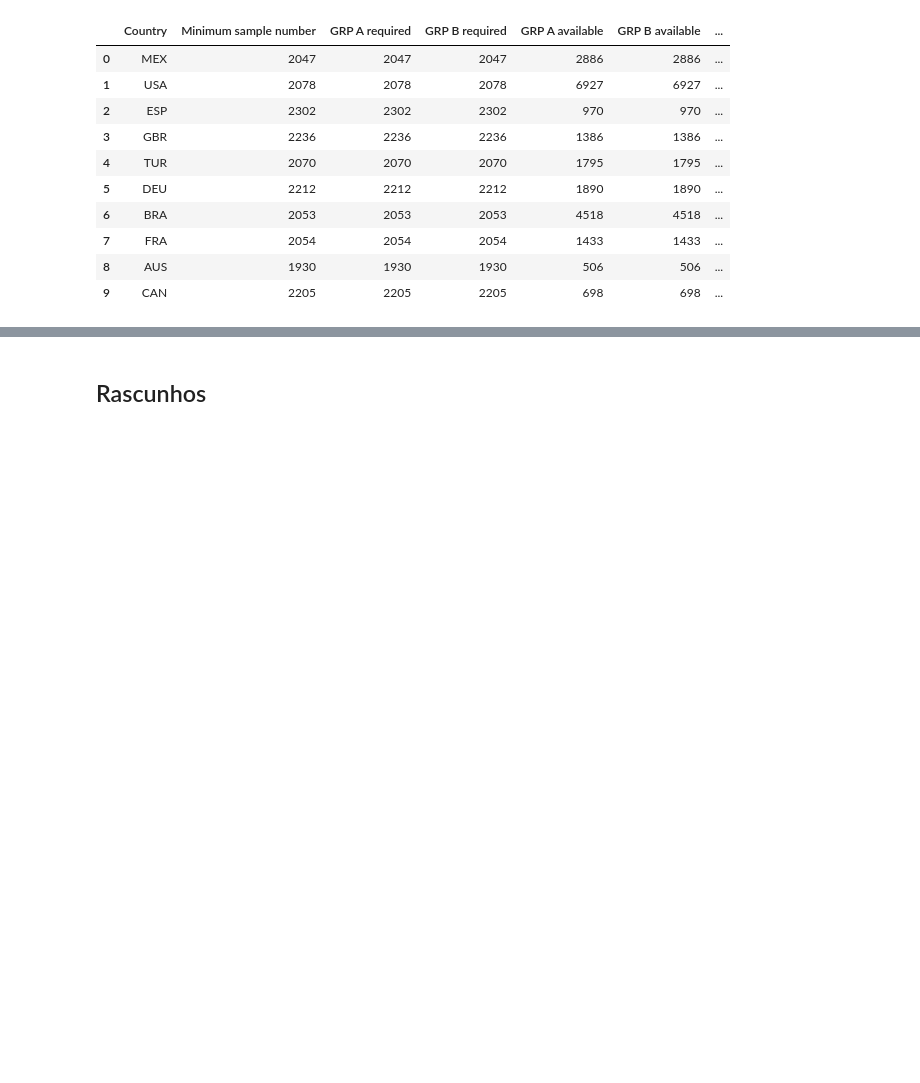
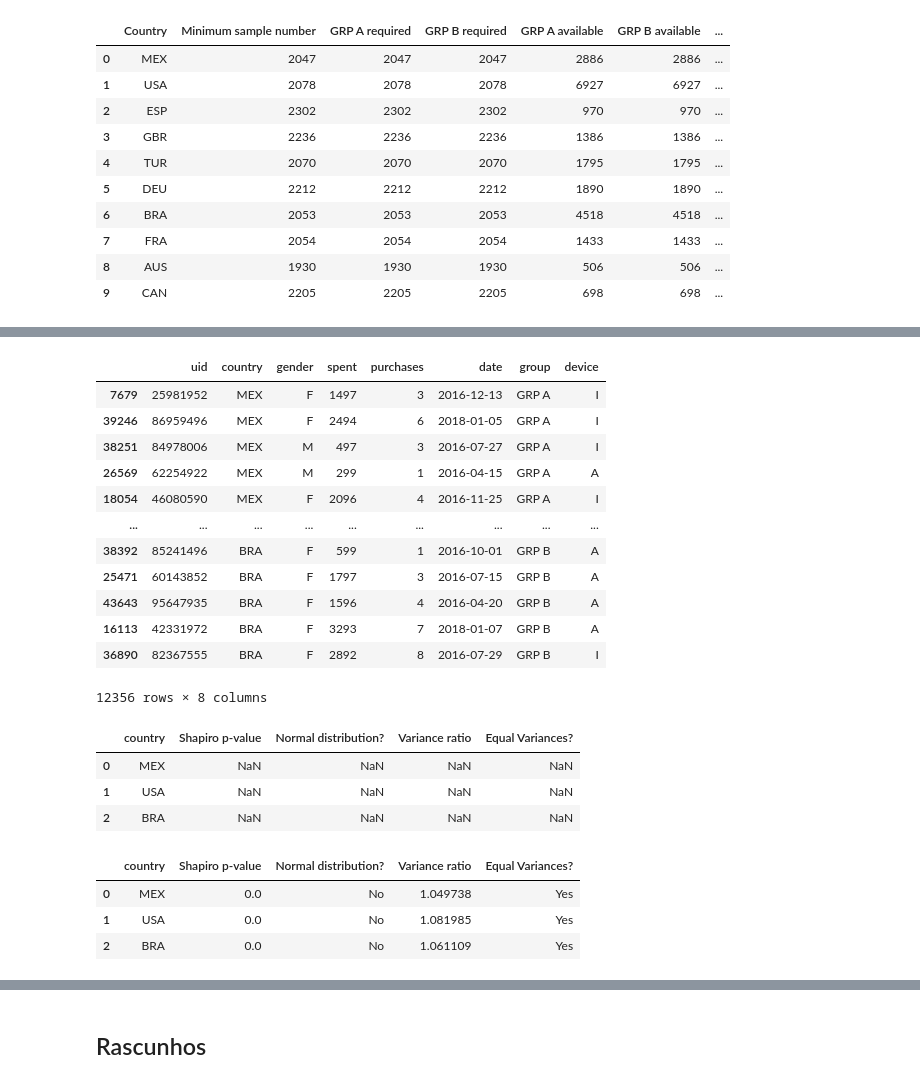
Before and after one commit to GustavoHBDuarte/AB_testing, a Jupyter notebook: A_B_testing.ipynb, the cells around one changed output, grey strips where cells are left out. Drawn from its saved outputs; the diff is of its cells as text; code cells hidden in the pictures; blank space fills up the shorter version.

```diff
--- a/A_B_testing.ipynb
+++ b/A_B_testing.ipynb
@@ -277,0 +294,47 @@ df_aux
+# %%
+df_GRP_A_sampled = pd.DataFrame(columns=df_ab.columns)
+
+df_GRP_B_sampled = pd.DataFrame(columns=df_ab.columns)
+
+# Separando grupo A e grupo B
+
+df_GRP_A = df_ab[df_ab['group']=='GRP A']
+
+df_GRP_B = df_ab[df_ab['group']=='GRP B']
+# %%
+# Fazendo uma amostragem dos dados por país baseado no cálculo de tamanho amostral
+
+for i in countries_ab_list:
+
+    n_sampled_GRP_A = df_aux.loc[df_aux['Country']==i,'GRP A required'].values[0]
+
+    df_sampled_A = df_ab[(df_ab['group']=='GRP A') & (df_ab['country']==i)].sample(n=n_sampled_GRP_A, random_state=42)
+
+    df_GRP_A_sampled = pd.concat([df_GRP_A_sampled, df_sampled_A])
+
+
+    n_sampled_GRP_B = df_aux.loc[df_aux['Country']==i,'GRP B required'].values[0]
+
+    df_sampled_B = df_ab[(df_ab['group']=='GRP B') & (df_ab['country']==i)].sample(n=n_sampled_GRP_B, random_state=42)
+
+    df_GRP_B_sampled = pd.concat([df_GRP_B_sampled, df_sampled_B])
+# %%
+# Unindo de volta os df grupo A e B amostrados
+
+df_AB = pd.concat([df_GRP_A_sampled, df_GRP_B_sampled])
+# %%
+df_AB
+# %% [output]
+|  | uid | country | gender | spent | purchases | date | group | device |
+| 7679 | 25981952 | MEX | F | 1497 | 3 | 2016-12-13 | GRP A | I |
+| 39246 | 86959496 | MEX | F | 2494 | 6 | 2018-01-05 | GRP A | I |
+| 38251 | 84978006 | MEX | M | 497 | 3 | 2016-07-27 | GRP A | I |
+| 26569 | 62254922 | MEX | M | 299 | 1 | 2016-04-15 | GRP A | A |
+| 18054 | 46080590 | MEX | F | 2096 | 4 | 2016-11-25 | GRP A | I |
+| ... | ... | ... | ... | ... | ... | ... | ... | ... |
+| 38392 | 85241496 | BRA | F | 599 | 1 | 2016-10-01 | GRP B | A |
+| 25471 | 60143852 | BRA | F | 1797 | 3 | 2016-07-15 | GRP B | A |
+| 43643 | 95647935 | BRA | F | 1596 | 4 | 2016-04-20 | GRP B | A |
+| 16113 | 42331972 | BRA | F | 3293 | 7 | 2018-01-07 | GRP B | A |
+| 36890 | 82367555 | BRA | F | 2892 | 8 | 2016-07-29 | GRP B | I |
+12356 rows × 8 columns
@@ -277,0 +346,13 @@ df_aux
+# %%
+# Definindo um dataframe que conterá as informações do teste de normalidade e variância dos dados
+
+df_summary = pd.DataFrame(columns=['country','Shapiro p-value', 'Normal distribution?','Variance ratio','Equal Variances?'])
+
+df_summary['country'] = df_AB['country'].unique()
+
+df_summary
+# %% [output]
+|  | country | Shapiro p-value | Normal distribution? | Variance ratio | Equal Variances? |
+| 0 | MEX | NaN | NaN | NaN | NaN |
+| 1 | USA | NaN | NaN | NaN | NaN |
+| 2 | BRA | NaN | NaN | NaN | NaN |
@@ -277,0 +376,7 @@ df_aux
+# %%
+df_summary
+# %% [output]
+|  | country | Shapiro p-value | Normal distribution? | Variance ratio | Equal Variances? |
+| 0 | MEX | 0.0 | No | 1.049738 | Yes |
+| 1 | USA | 0.0 | No | 1.081985 | Yes |
+| 2 | BRA | 0.0 | No | 1.061109 | Yes |
```
Also changed, not shown: parts of 14 cells of this notebook.
